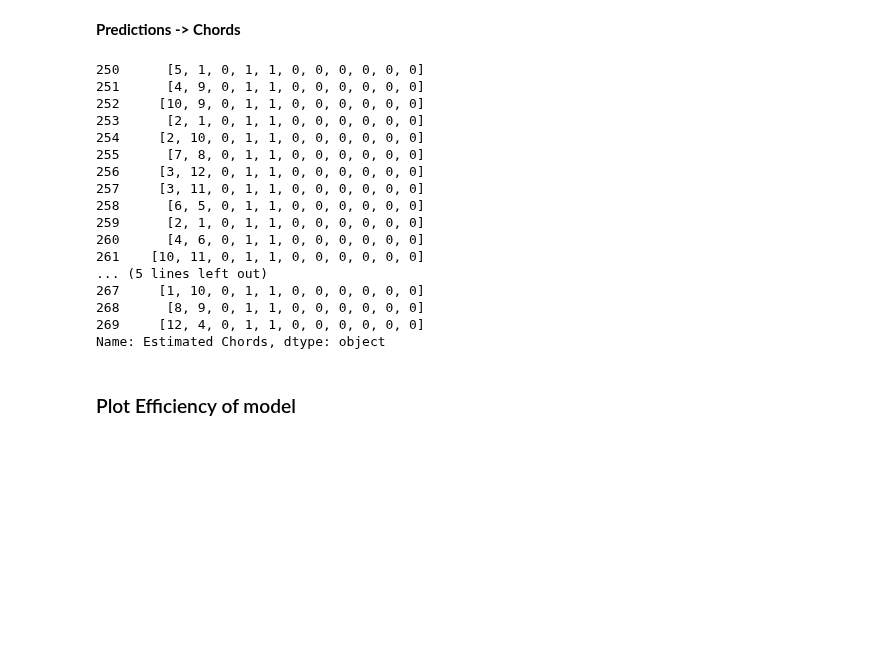
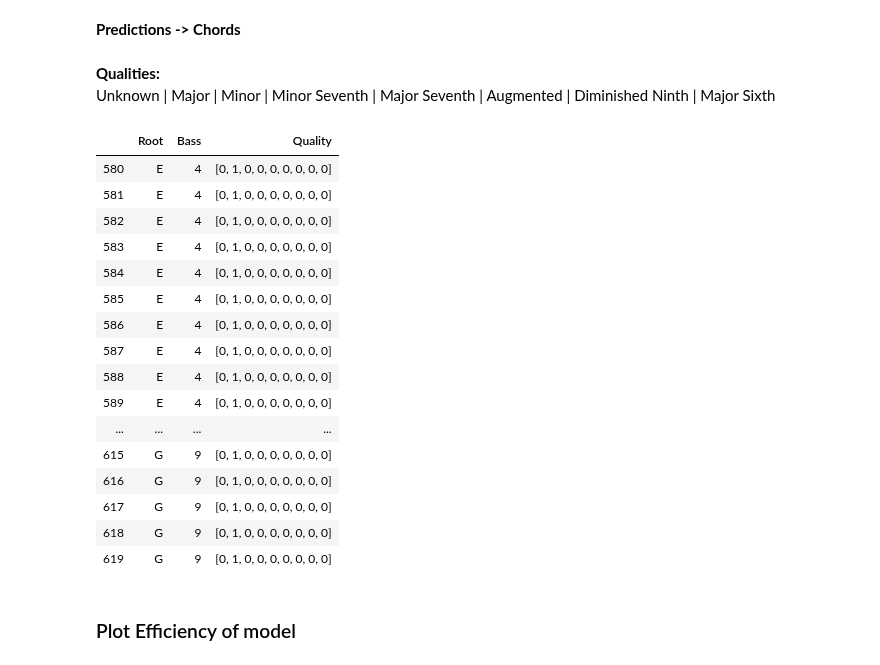
Before and after one commit to taslanidis/Audio-Chord-Recognition, a Jupyter notebook: Annotation_Mapping.ipynb, the cells around one changed output. Drawn from its saved outputs; the diff is of its cells as text; code cells hidden in the pictures; blank space fills up the shorter version.

```diff
--- a/Annotation_Mapping.ipynb
+++ b/Annotation_Mapping.ipynb
@@ -531,0 +704,6 @@ Accuracy:        27.62 %
+# %%
+epochs = 15
+
+# train
+callback_history_quality = quality_model.fit(x_train, y_train_quality, epochs=epochs,
+          validation_data=(x_test, y_test_quality), batch_size=batch_size, verbose=1)
@@ -536,31 +736,0 @@ predictions = chroma_model.predict(x_test, batch_size=batch_size, use_multiproce
-# %%
-estimated_chord_list = []
-real_chord_list = Chordlab['The Beatles'][album_test_track][test_track_no]
-
-for batch_chords in predictions:
-    for chord in batch_chords:
-        pred_chord = [int(round(chord[0]*1000 % 13)), int(round(chord[1]*1000 % 13))]
-        for scalar in chord[2:]:
-            pred_chord.append(int(scalar > 0.12))
-        estimated_chord_list.append(pred_chord)
-
-df_predictions = pd.DataFrame({'Estimated Chords' : estimated_chord_list})
-display(df_predictions['Estimated Chords'][250:270])
-# %% [output]
-250      [5, 1, 0, 1, 1, 0, 0, 0, 0, 0, 0]
-251      [4, 9, 0, 1, 1, 0, 0, 0, 0, 0, 0]
-252     [10, 9, 0, 1, 1, 0, 0, 0, 0, 0, 0]
-253      [2, 1, 0, 1, 1, 0, 0, 0, 0, 0, 0]
-254     [2, 10, 0, 1, 1, 0, 0, 0, 0, 0, 0]
-255      [7, 8, 0, 1, 1, 0, 0, 0, 0, 0, 0]
-256     [3, 12, 0, 1, 1, 0, 0, 0, 0, 0, 0]
-257     [3, 11, 0, 1, 1, 0, 0, 0, 0, 0, 0]
-258      [6, 5, 0, 1, 1, 0, 0, 0, 0, 0, 0]
-259      [2, 1, 0, 1, 1, 0, 0, 0, 0, 0, 0]
-260      [4, 6, 0, 1, 1, 0, 0, 0, 0, 0, 0]
-261    [10, 11, 0, 1, 1, 0, 0, 0, 0, 0, 0]
-... (5 lines left out)
-267     [1, 10, 0, 1, 1, 0, 0, 0, 0, 0, 0]
-268      [8, 9, 0, 1, 1, 0, 0, 0, 0, 0, 0]
-269     [12, 4, 0, 1, 1, 0, 0, 0, 0, 0, 0]
-Name: Estimated Chords, dtype: object
@@ -567,3 +743,44 @@ Name: Estimated Chords, dtype: object
+# %% [markdown]
+**Qualities:**<br>
+Unknown | Major | Minor | Minor Seventh | Major Seventh | Augmented | Diminished Ninth | Major Sixth
+# %%
+estimated_chord_list = []
+estimated_bass_list = []
+estimated_quality_list = []
+real_chord_list = Chordlab['The Beatles'][album_test_track][test_track_no]
+
+for batch_chords in root_predictions:
+    for chord in batch_chords:
+        estimated_chord_list.append(InverseLib[encoder.inverse_transform([chord]).reshape(1,)[0]])
+
+for batch_chords in bass_predictions:
+    for chord in batch_chords:
+        estimated_bass_list.append(encoder.inverse_transform([chord]).reshape(1,)[0])
+
+for batch_chords in quality_predictions:
+    for chord in batch_chords:
+        estimated_quality_list.append(np.around(chord).astype('int'))
+
+df_predictions = pd.DataFrame({'Root' : estimated_chord_list, 'Bass' : estimated_bass_list, 'Quality' : estimated_quality_list})
+df_predictions.iloc[580:620]
+# %% [output]
+|  | Root | Bass | Quality |
+| 580 | E | 4 | [0, 1, 0, 0, 0, 0, 0, 0, 0] |
+| 581 | E | 4 | [0, 1, 0, 0, 0, 0, 0, 0, 0] |
+| 582 | E | 4 | [0, 1, 0, 0, 0, 0, 0, 0, 0] |
+| 583 | E | 4 | [0, 1, 0, 0, 0, 0, 0, 0, 0] |
+| 584 | E | 4 | [0, 1, 0, 0, 0, 0, 0, 0, 0] |
+| 585 | E | 4 | [0, 1, 0, 0, 0, 0, 0, 0, 0] |
+| 586 | E | 4 | [0, 1, 0, 0, 0, 0, 0, 0, 0] |
+| 587 | E | 4 | [0, 1, 0, 0, 0, 0, 0, 0, 0] |
+| 588 | E | 4 | [0, 1, 0, 0, 0, 0, 0, 0, 0] |
+| 589 | E | 4 | [0, 1, 0, 0, 0, 0, 0, 0, 0] |
+| ... | ... | ... | ... |
+| 615 | G | 9 | [0, 1, 0, 0, 0, 0, 0, 0, 0] |
+| 616 | G | 9 | [0, 1, 0, 0, 0, 0, 0, 0, 0] |
+| 617 | G | 9 | [0, 1, 0, 0, 0, 0, 0, 0, 0] |
+| 618 | G | 9 | [0, 1, 0, 0, 0, 0, 0, 0, 0] |
+| 619 | G | 9 | [0, 1, 0, 0, 0, 0, 0, 0, 0] |
 # %% [markdown]
 ### Plot Efficiency of model
 # %%
```
Also changed, not shown: parts of 32 cells of this notebook.
